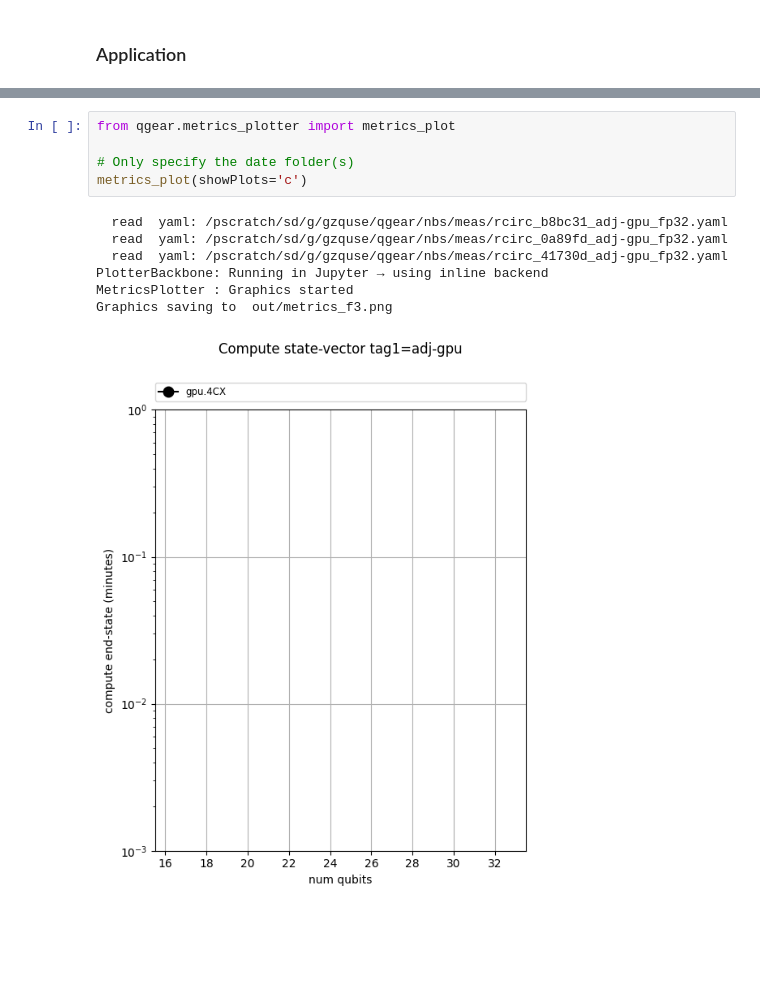
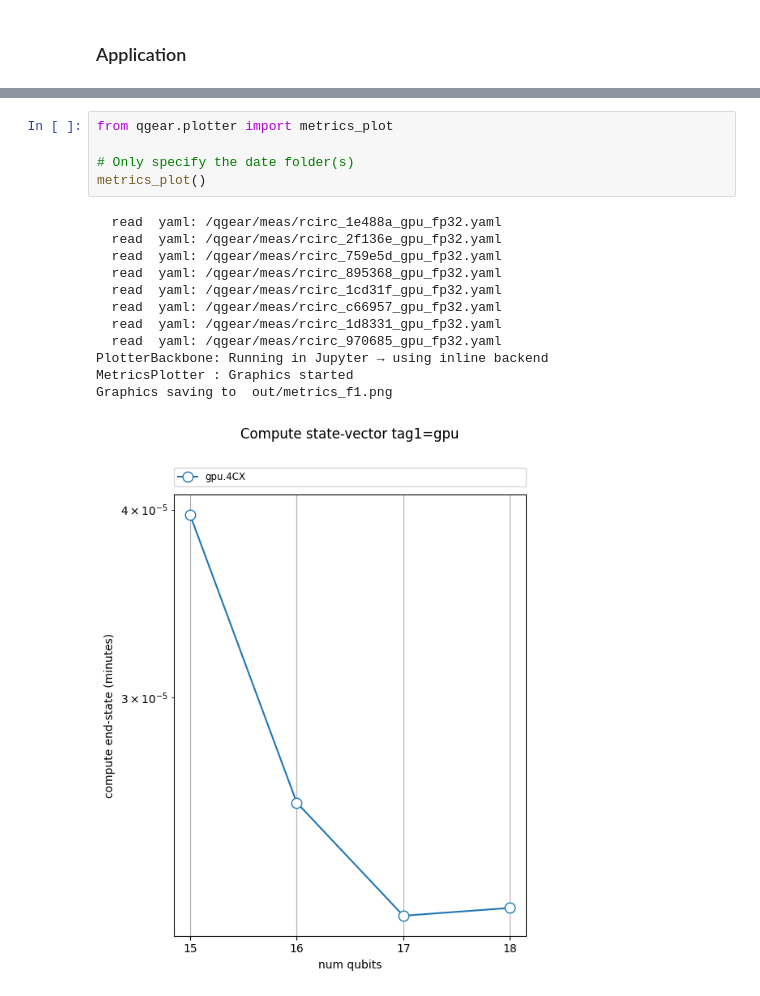
Before and after one commit to gzquse/qgear, a Jupyter notebook: nbs/apps.ipynb, the cells around one changed output, grey strips where cells are left out. Cells and saved outputs as stored; diff of their text form; blank space fills up the shorter version.

```diff
--- a/nbs/apps.ipynb
+++ b/nbs/apps.ipynb
@@ -88,16 +30,21 @@ M:done rcirc_b8bc31 elaT=1756155605.3 sec
 # %%
-from qgear.metrics_plotter import metrics_plot
+from qgear.plotter import metrics_plot
 
 # Only specify the date folder(s)
-metrics_plot(showPlots='c')
+metrics_plot()
 # %% [output]
-  read  yaml: /pscratch/sd/g/gzquse/qgear/nbs/meas/rcirc_b8bc31_adj-gpu_fp32.yaml
-  read  yaml: /pscratch/sd/g/gzquse/qgear/nbs/meas/rcirc_0a89fd_adj-gpu_fp32.yaml
-  read  yaml: /pscratch/sd/g/gzquse/qgear/nbs/meas/rcirc_41730d_adj-gpu_fp32.yaml
+  read  yaml: /qgear/meas/rcirc_1e488a_gpu_fp32.yaml
+  read  yaml: /qgear/meas/rcirc_2f136e_gpu_fp32.yaml
+  read  yaml: /qgear/meas/rcirc_759e5d_gpu_fp32.yaml
+  read  yaml: /qgear/meas/rcirc_895368_gpu_fp32.yaml
+  read  yaml: /qgear/meas/rcirc_1cd31f_gpu_fp32.yaml
+  read  yaml: /qgear/meas/rcirc_c66957_gpu_fp32.yaml
+  read  yaml: /qgear/meas/rcirc_1d8331_gpu_fp32.yaml
+  read  yaml: /qgear/meas/rcirc_970685_gpu_fp32.yaml
 PlotterBackbone: Running in Jupyter → using inline backend
 MetricsPlotter : Graphics started
-Graphics saving to  out/metrics_f3.png
+Graphics saving to  out/metrics_f1.png
-[figure, old version]
+[figure, new version]
 # %%
 from qgear.image import create_img
 from qgear.runner import run_qcrank
```
Also changed, not shown: parts of 6 cells of this notebook, 17 other files.
